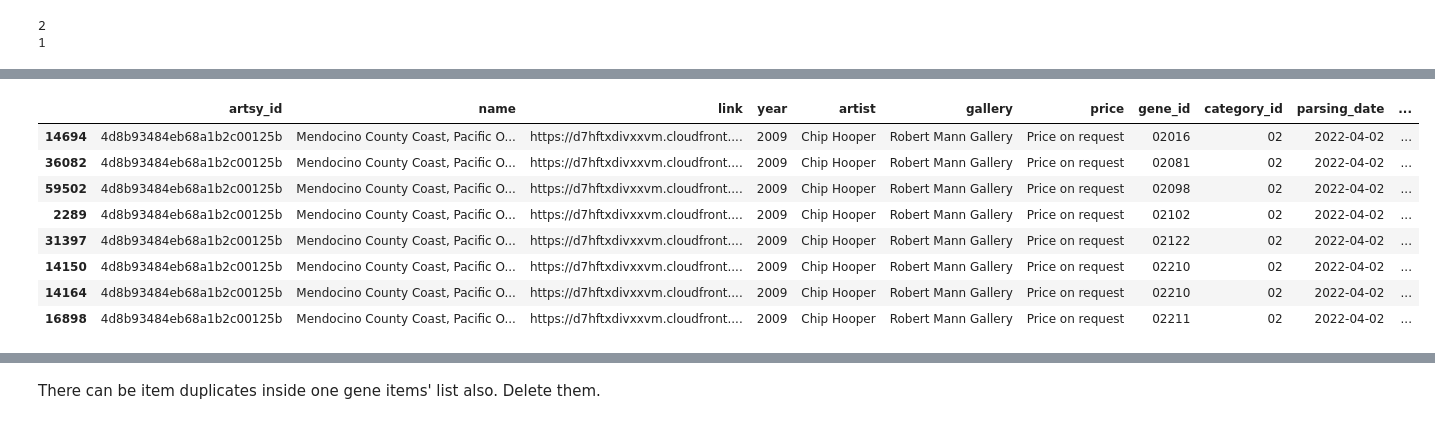
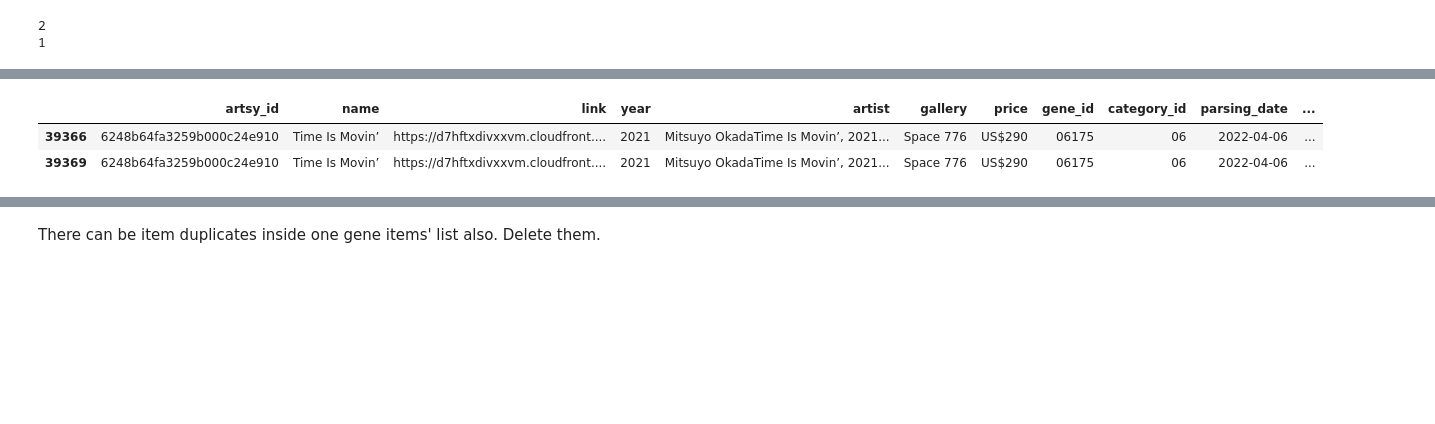
Before and after one commit to Bella151305/ArtProject, a Jupyter notebook: Artsy_genome_api.ipynb, the cells around one changed output, grey strips where cells are left out. Cells and saved outputs as stored; diff of their text form; code cells hidden in the pictures; blank space fills up the shorter version.

```diff
--- a/Artsy_genome_api.ipynb
+++ b/Artsy_genome_api.ipynb
@@ -829,0 +1007,14 @@ memory usage: 25.2+ MB
+# %%
+df_data_new = pd.DataFrame({'artsy_id': artsy_id_list,
+                            'name': name_list,
+                            'link': imgage_list,
+                            'year': year_list,
+                            'artist': artist_list,
+                            'gallery': gallery_list,
+                            'price': price_list,
+                            'gene_id': gene_list,
+                            'category_id': cat_list,
+                            'parsing_date': parsing_list,
+                            'updating_date': parsing_list,
+                            })
+df_data_new.info()
@@ -829,0 +1044,3 @@ memory usage: 25.2+ MB
+# %%
+df_cat_dat_12 = df_cat_dat.loc[df_cat_dat['category_id']=='12']
+df_cat_dat_12.info()
@@ -829,0 +1070,7 @@ memory usage: 25.2+ MB
+# %%
+df_cat_dat = df_cat_dat_12.copy()
+df_cat_dat = pd.concat([df_cat_dat, df_data_new])
+df_cat_dat = df_cat_dat.reset_index().drop(['index'], axis=1)
+df_cat_dat['category_id'] = 12
+
+df_cat_dat.info()
@@ -830,6 +1102,9 @@ memory usage: 25.2+ MB
 # %%
-df_cat_dat['category_id'] = df_cat_dat['category_id'].dropna().apply(lambda x: str(x) if len(str(x))==cat_id_len else ('0'*(cat_id_len-len(str(x)))+str(x)))
-df_cat_dat['gene_id'] = df_cat_dat['gene_id'].dropna().apply(lambda x: str(x) if len(str(x))==gen_id_len else ('0'*(gen_id_len-len(str(x)))+str(x)))
+#df_cat_dat['category_id'] = df_cat_dat['category_id'].dropna().apply(lambda x: str(x) if len(str(x))==cat_id_len else ('0'*(cat_id_len-len(str(x)))+str(x)))
+#df_cat_dat['gene_id'] = df_cat_dat['gene_id'].dropna().apply(lambda x: str(x) if len(str(x))==gen_id_len else ('0'*(gen_id_len-len(str(x)))+str(x)))
+
+df_cat_dat['category_id'] = df_cat_dat['category_id'].dropna().apply(lambda x: str(int(float(x))) if len(str(int(float(x))))==cat_id_len else ('0'*(cat_id_len-len(str(int(float(x)))))+str(int(float(x)))))
+df_cat_dat['gene_id'] = df_cat_dat['gene_id'].dropna().apply(lambda x: str(int(float(x))) if len(str(int(float(x))))==gen_id_len else ('0'*(gen_id_len-len(str(int(float(x)))))+str(int(float(x)))))
 # %%
 df_cat_dat.loc[df_cat_dat['artsy_id'].isna()==True]
 # %% [output]
@@ -901,15 +1172,9 @@ gene_artsy_groupped.loc[gene_artsy_groupped['count']>1]
 # %%
-df_cat_dat.loc[df_cat_dat['artsy_id']=='4d8b93484eb68a1b2c00125b']
+df_cat_dat.loc[df_cat_dat['artsy_id']=='6248b64fa3259b000c24e910']
 # %% [output]
 |  | artsy_id | name | link | year | artist | gallery | price | gene_id | category_id | parsing_date | ... |
-| 14694 | 4d8b93484eb68a1b2c00125b | Mendocino County Coast, Pacific O... | https://d7hftxdivxxvm.cloudfront.... | 2009 | Chip Hooper | Robert Mann Gallery | Price on request | 02016 | 02 | 2022-04-02 | ... |
-| 36082 | 4d8b93484eb68a1b2c00125b | Mendocino County Coast, Pacific O... | https://d7hftxdivxxvm.cloudfront.... | 2009 | Chip Hooper | Robert Mann Gallery | Price on request | 02081 | 02 | 2022-04-02 | ... |
-| 59502 | 4d8b93484eb68a1b2c00125b | Mendocino County Coast, Pacific O... | https://d7hftxdivxxvm.cloudfront.... | 2009 | Chip Hooper | Robert Mann Gallery | Price on request | 02098 | 02 | 2022-04-02 | ... |
-| 2289 | 4d8b93484eb68a1b2c00125b | Mendocino County Coast, Pacific O... | https://d7hftxdivxxvm.cloudfront.... | 2009 | Chip Hooper | Robert Mann Gallery | Price on request | 02102 | 02 | 2022-04-02 | ... |
-| 31397 | 4d8b93484eb68a1b2c00125b | Mendocino County Coast, Pacific O... | https://d7hftxdivxxvm.cloudfront.... | 2009 | Chip Hooper | Robert Mann Gallery | Price on request | 02122 | 02 | 2022-04-02 | ... |
-| 14150 | 4d8b93484eb68a1b2c00125b | Mendocino County Coast, Pacific O... | https://d7hftxdivxxvm.cloudfront.... | 2009 | Chip Hooper | Robert Mann Gallery | Price on request | 02210 | 02 | 2022-04-02 | ... |
-| 14164 | 4d8b93484eb68a1b2c00125b | Mendocino County Coast, Pacific O... | https://d7hftxdivxxvm.cloudfront.... | 2009 | Chip Hooper | Robert Mann Gallery | Price on request | 02210 | 02 | 2022-04-02 | ... |
-| 16898 | 4d8b93484eb68a1b2c00125b | Mendocino County Coast, Pacific O... | https://d7hftxdivxxvm.cloudfront.... | 2009 | Chip Hooper | Robert Mann Gallery | Price on request | 02211 | 02 | 2022-04-02 | ... |
+| 39366 | 6248b64fa3259b000c24e910 | Time Is Movin’ | https://d7hftxdivxxvm.cloudfront.... | 2021 | Mitsuyo OkadaTime Is Movin’, 2021... | Space 776 | US$290 | 06175 | 06 | 2022-04-06 | ... |
+| 39369 | 6248b64fa3259b000c24e910 | Time Is Movin’ | https://d7hftxdivxxvm.cloudfront.... | 2021 | Mitsuyo OkadaTime Is Movin’, 2021... | Space 776 | US$290 | 06175 | 06 | 2022-04-06 | ... |
 # %%
 for link in df_cat_dat.loc[df_cat_dat['artsy_id']=='4d8b93484eb68a1b2c00125b']['link']:
   print(link)
```
Also changed, not shown: parts of 311 cells of this notebook.
